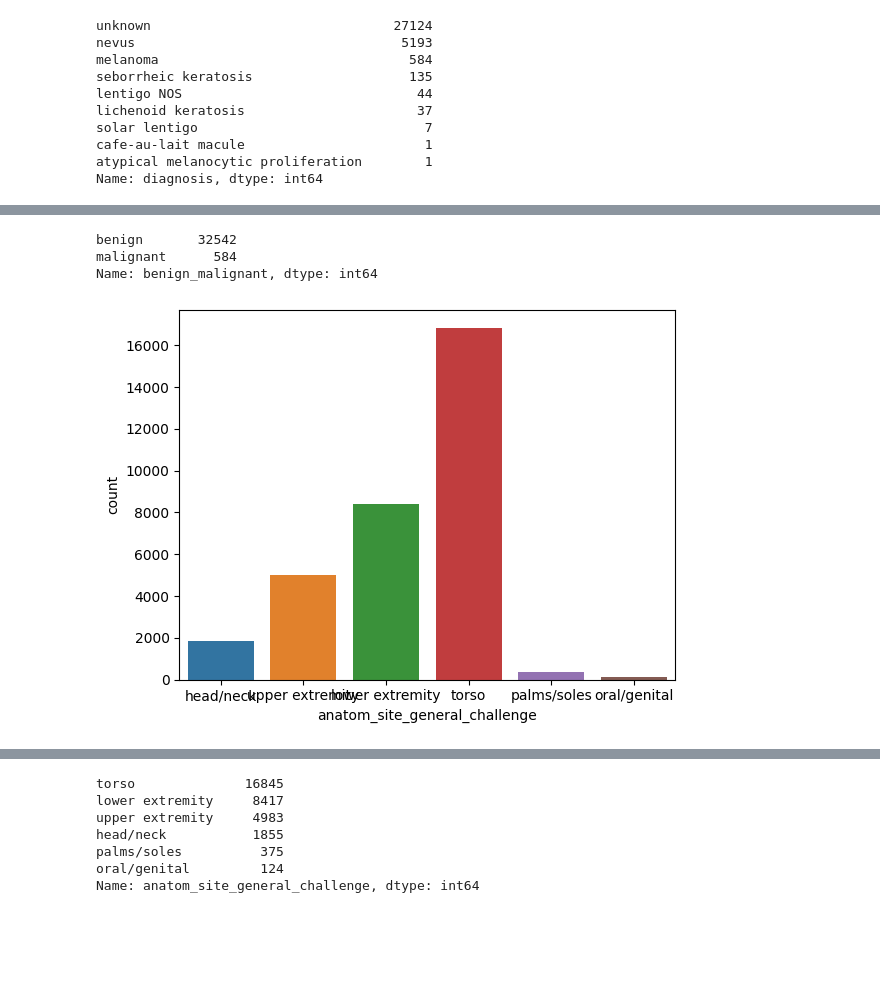
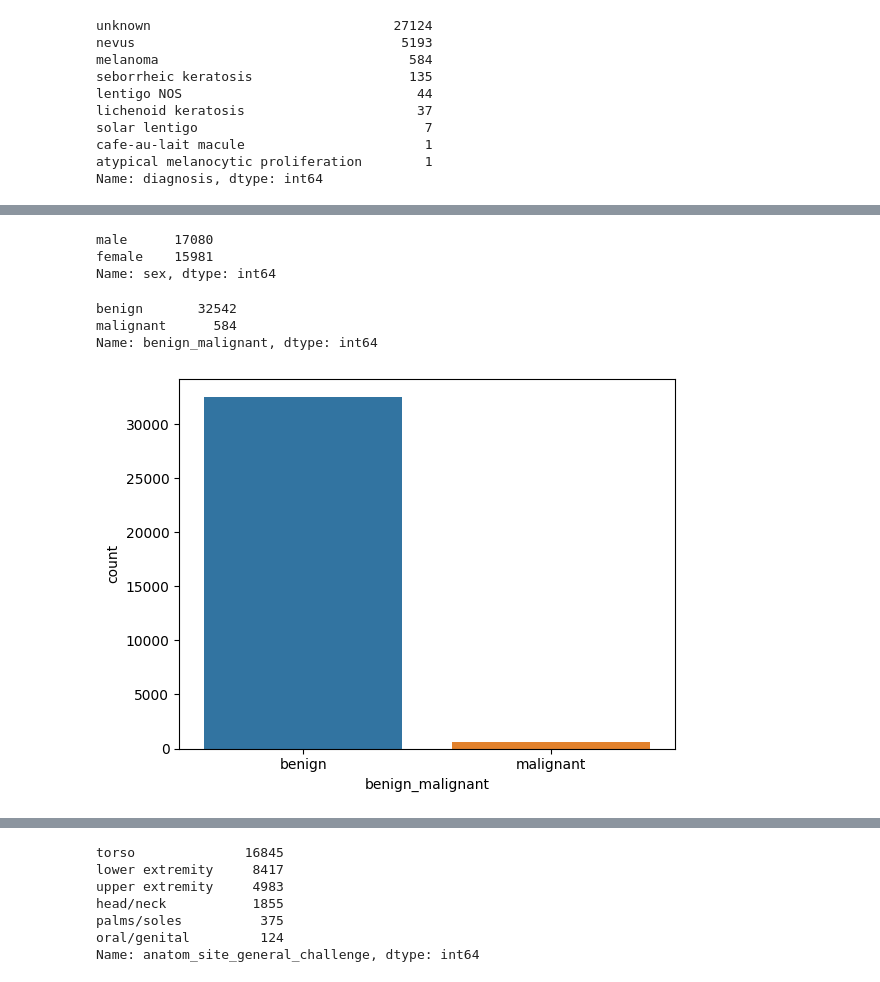
Before and after one commit to Check-Your-Skin/checkyourskin-ml_model, a Jupyter notebook: ISIC_SIIM.ipynb, the cells around one changed output, grey strips where cells are left out. Drawn from its saved outputs; the diff is of its cells as text; code cells hidden in the pictures; blank space fills up the shorter version.

```diff
--- a/ISIC_SIIM.ipynb
+++ b/ISIC_SIIM.ipynb
@@ -59,3 +65,9 @@ Name: diagnosis, dtype: int64
+# %%
+df['sex'].value_counts()
+# %% [output]
+male      17080
+female    15981
+Name: sex, dtype: int64
 # %%
 df['benign_malignant'].value_counts()
 # %% [output]
@@ -63,7 +75,7 @@ benign       32542
 malignant      584
 Name: benign_malignant, dtype: int64
 # %%
-res = sns.countplot(x=df['anatom_site_general_challenge'])
+res = sns.countplot(x=df['benign_malignant'])
 plt.show()
 # %% [output]
-[figure, old version]
+[figure, new version]
```
Also changed, not shown: parts of 6 cells of this notebook.
